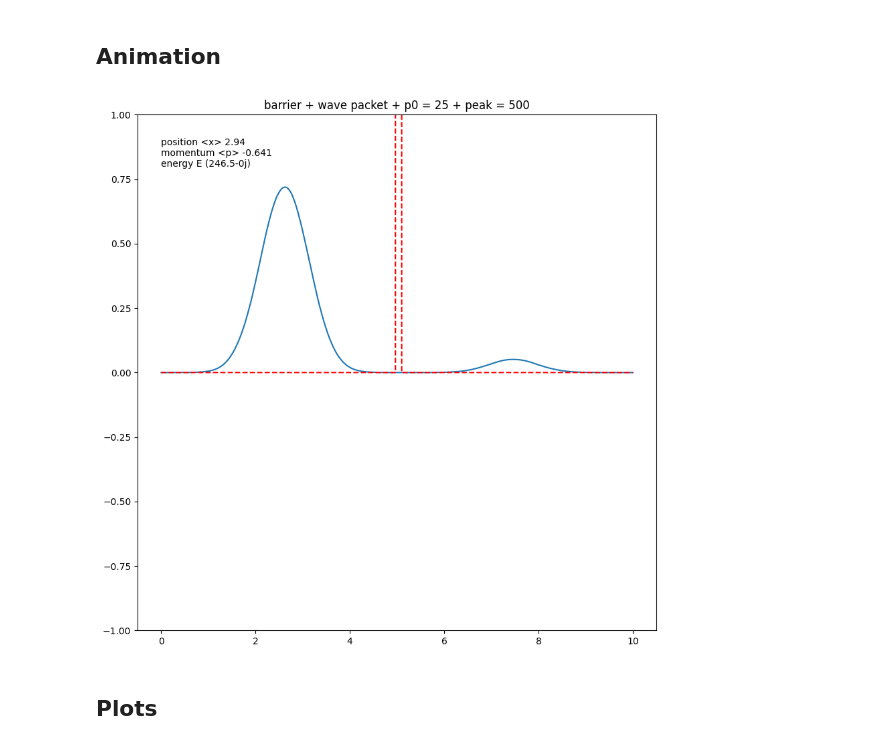
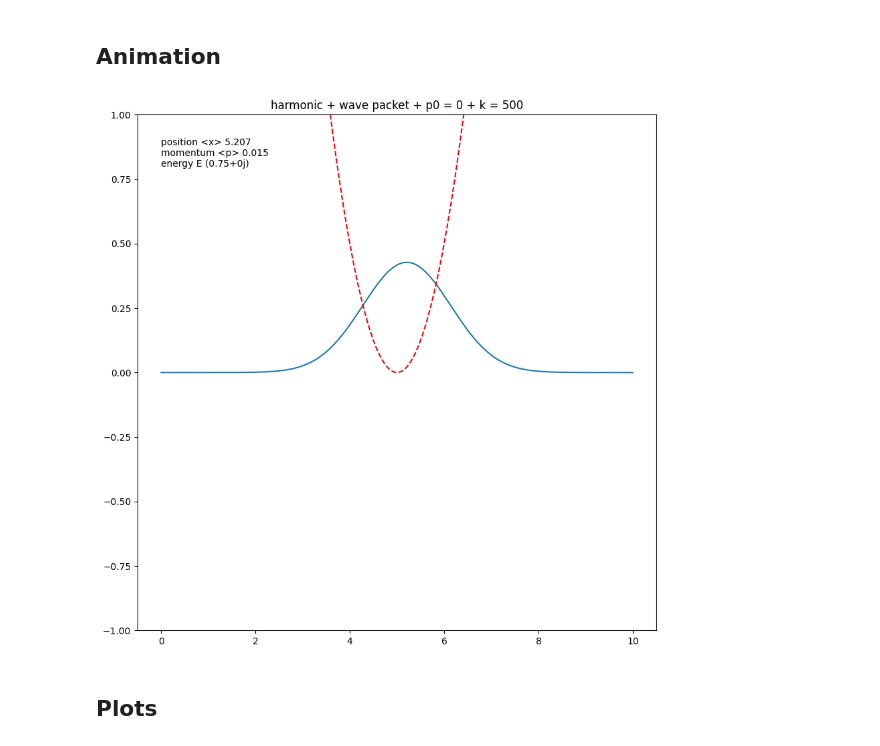
Before and after one commit to sushiTonpai/schrodinger, a Jupyter notebook: Time_dependent_schrodinger.ipynb, the cells around one changed output. Saved outputs shown, nothing was run; the diff lists cells and outputs as text; code cells hidden in the pictures.

```diff
--- a/Time_dependent_schrodinger.ipynb
+++ b/Time_dependent_schrodinger.ipynb
@@ -246,7 +249,7 @@ fig,ax = plt.subplots(figsize  = (10,10))
 line, = ax.plot(x,density(psi_mm[0,:]))
 line2, = ax.plot(x, V0 , '--' ,color = 'r')
 frame_skip = 20
-title = "barrier + wave packet + p0 = 25 + peak = 500"
+title = "harmonic + wave packet + p0 = 0 + k = 500"
 
 #calculate position
 def text_pos(sframe):
@@ -259,34 +262,34 @@ def text_energy(sframe):
     return f'energy E {round(get_e(psi_mm[sframe,:],V0),2)}'
 txt = ax.text(0 , 0.85 ,f'{text_pos(0)} \n{text_momentum(0)} \n{text_energy(0)}', ha='left', va='center', fontsize=10, color="black")
 plt.title(title)
 plt.ylim(-1,1)
 
 # function update 1d wave over time
 def update(frame):
     line.set_ydata(density(psi_mm[frame_skip * frame,:]))
     txt.set_text(f'{text_pos(frame_skip*frame)} \n{text_momentum(frame_skip*frame)} \n{text_energy(frame_skip * frame)}')
     return line, txt,
 
 
 
 #number of frames
 nframes = len(psi_mm) // frame_skip
 
 ani = FuncAnimation(fig,update, frames = nframes, interval = 1, blit = True)
 
 
 # save animation
 file_format = 'gif'
 file_name = f'{method} 1D TDSE {title}'
 
 directory = '/Users/Windows10/Desktop/schrodinger/animation'
 output_file = os.path.join(directory, f'{file_name}.{file_format}')
 
 ani.save(output_file, writer='pillow', fps=15)
 
 plt.show()
 # %% [output]
-[figure, old version]
+[figure, new version]
 # %% [markdown]
 ## Plots
 # %%
```
Also changed, not shown: parts of 5 cells of this notebook.
